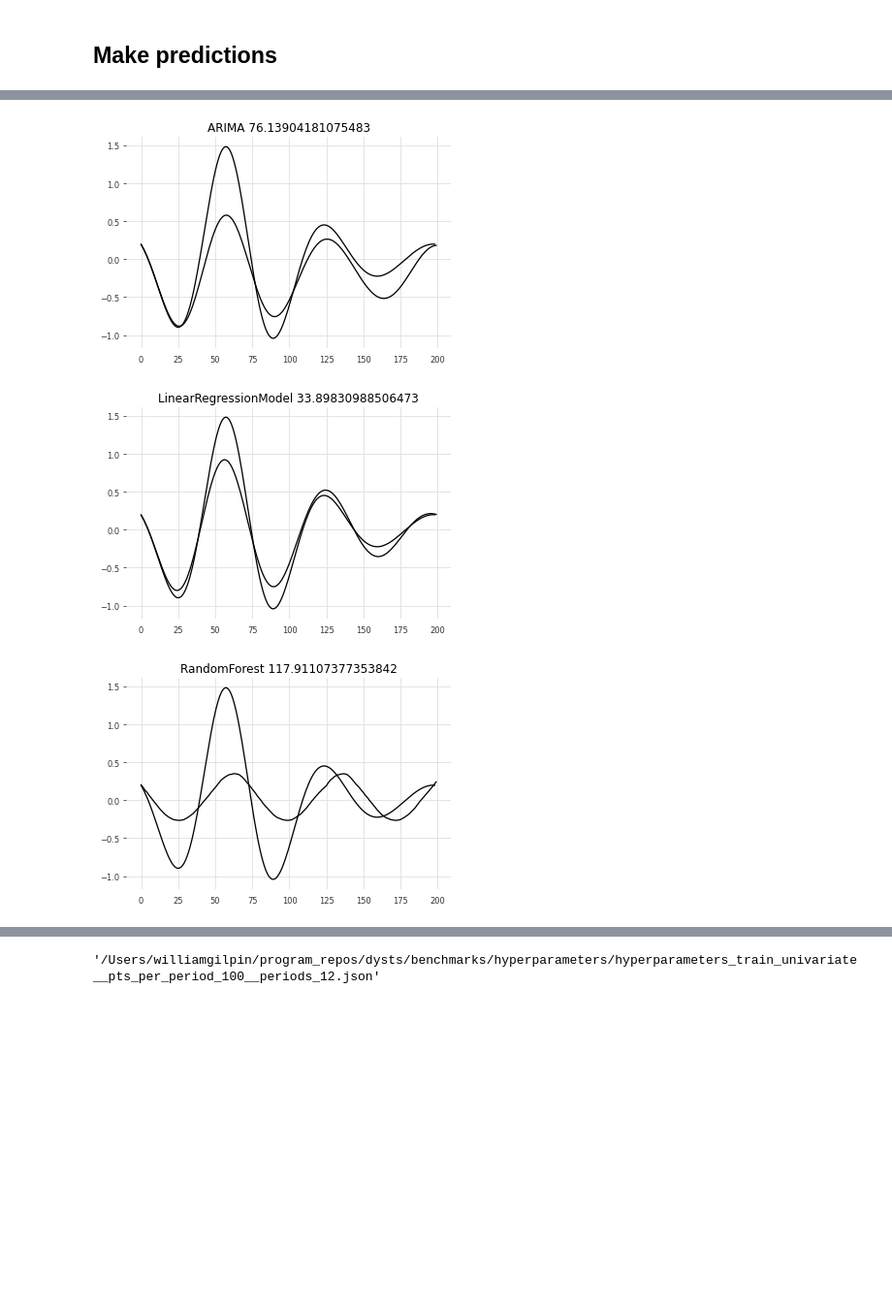
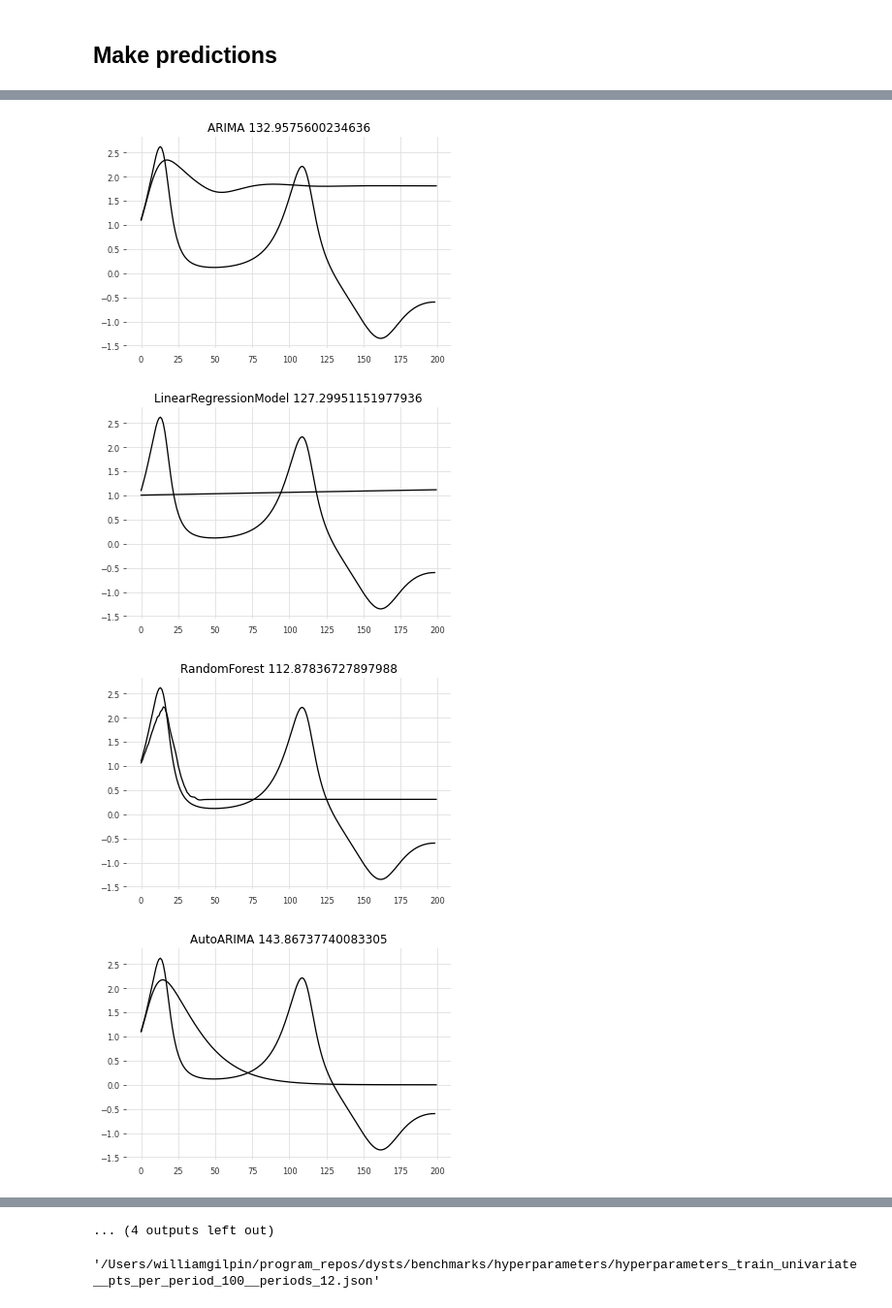
Before and after one commit to williamgilpin/dysts, a Jupyter notebook: benchmarks/forecasting_benchmarks.ipynb, the cells around one changed output, grey strips where cells are left out. Shown: that part at 97% size. Saved outputs shown, nothing was run; the diff lists cells and outputs as text; code cells hidden in the pictures; blank space fills up the shorter version.

```diff
--- a/benchmarks/forecasting_benchmarks.ipynb
+++ b/benchmarks/forecasting_benchmarks.ipynb
@@ -46,0 +53,9 @@ Process is terminated.
+# %%
+from dysts.datasets import load_file
+
+data_dynamics = load_file(os.path.dirname(dysts.data_path) + "/test_univariate__pts_per_period_100__periods_12.json")
+
+
+import json
+with open("../benchmarks/hyperparameters/hyperparameters_train_univariate__pts_per_period_100__periods_12.json", "r") as file:
+    all_hyperparams = json.load(file)
@@ -56,13 +80,14 @@ dict_keys(['Aizawa'])
 # %%
 
-equation_name = "Aizawa"
+equation_name = "Bouali"
 for item in all_results[equation_name]:
     if item != "values":
         plt.figure()
         plt.plot(np.array(all_results[equation_name][item]["prediction"]))
         plt.plot(np.array(all_results[equation_name]["values"]), 'k')
         plt.title(item + " " + str(all_results[equation_name][item]["smape"]))
 # %% [output]
-[figure, old version]
+[figure, new version]
-[figure, old version]
+[figure, new version]
-[figure, old version]
+[figure, new version]
+[figure, added]
@@ -69,3 +102,4 @@ for item in all_results[equation_name]:
+... (4 outputs left out)
 # %%
 # import dysts.base
 
```
Also changed, not shown: parts of 5 cells of this notebook, 5 other files.
